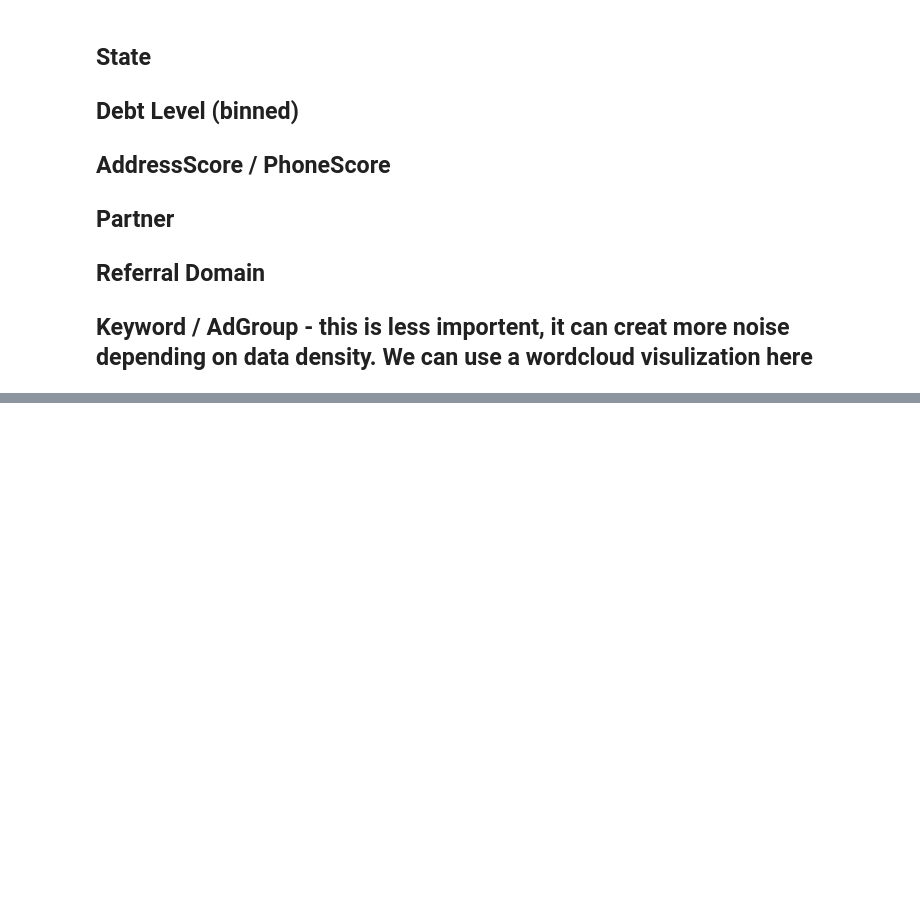
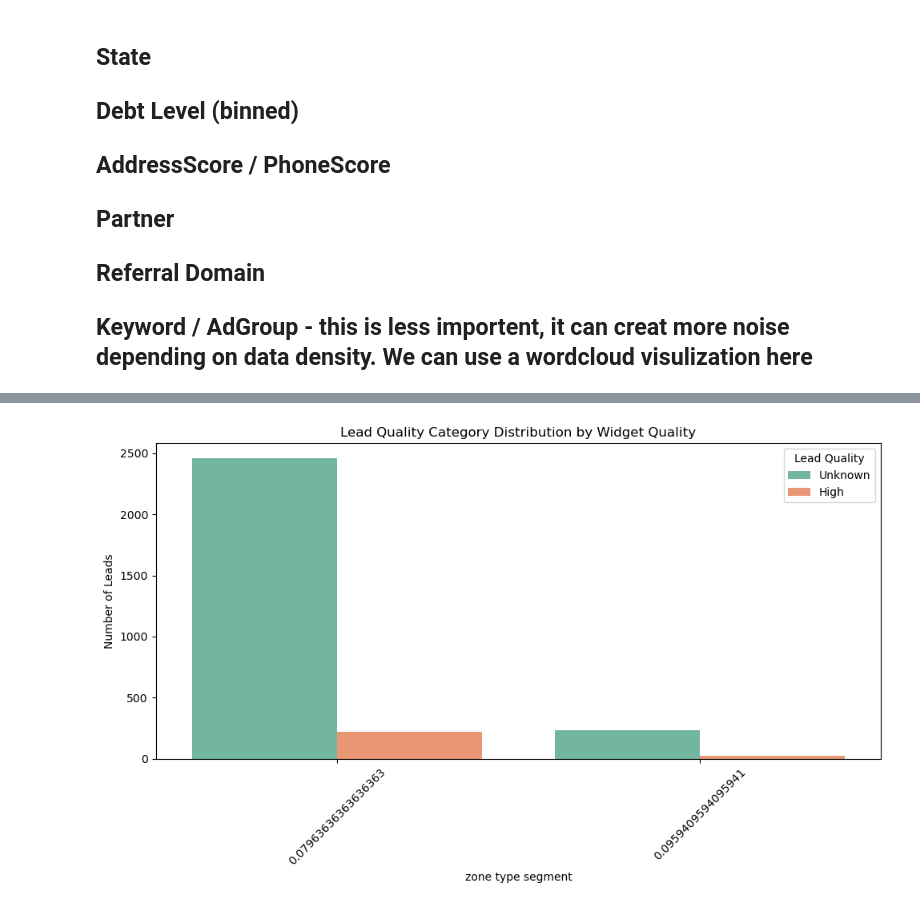
Before and after one commit to mukut45/Aarki-Case-Study-data-analysis-project, a Jupyter notebook: Aarki case study data analysis.ipynb, the cells around one changed output, grey strips where cells are left out. Cells and saved outputs as stored; diff of their text form; code cells hidden in the pictures; blank space fills up the shorter version.

```diff
--- a/Aarki case study data analysis.ipynb
+++ b/Aarki case study data analysis.ipynb
@@ -311,0 +579,15 @@ plt.show()
+# %%
+# Count plot of lead quality labels by widget_quality
+import seaborn as sns
+plt.figure(figsize=(10, 6))
+sns.countplot(data=df, x='zone_segment', hue='lead_quality_label', palette='Set2')
+
+plt.title('Lead Quality Category Distribution by Widget Quality')
+plt.xlabel('zone type segment')
+plt.ylabel('Number of Leads')
+plt.legend(title='Lead Quality')
+plt.xticks(rotation=45)
+plt.tight_layout()
+plt.show()
+# %% [output]
+[figure, added]
```
Also changed, not shown: parts of 24 cells of this notebook.
